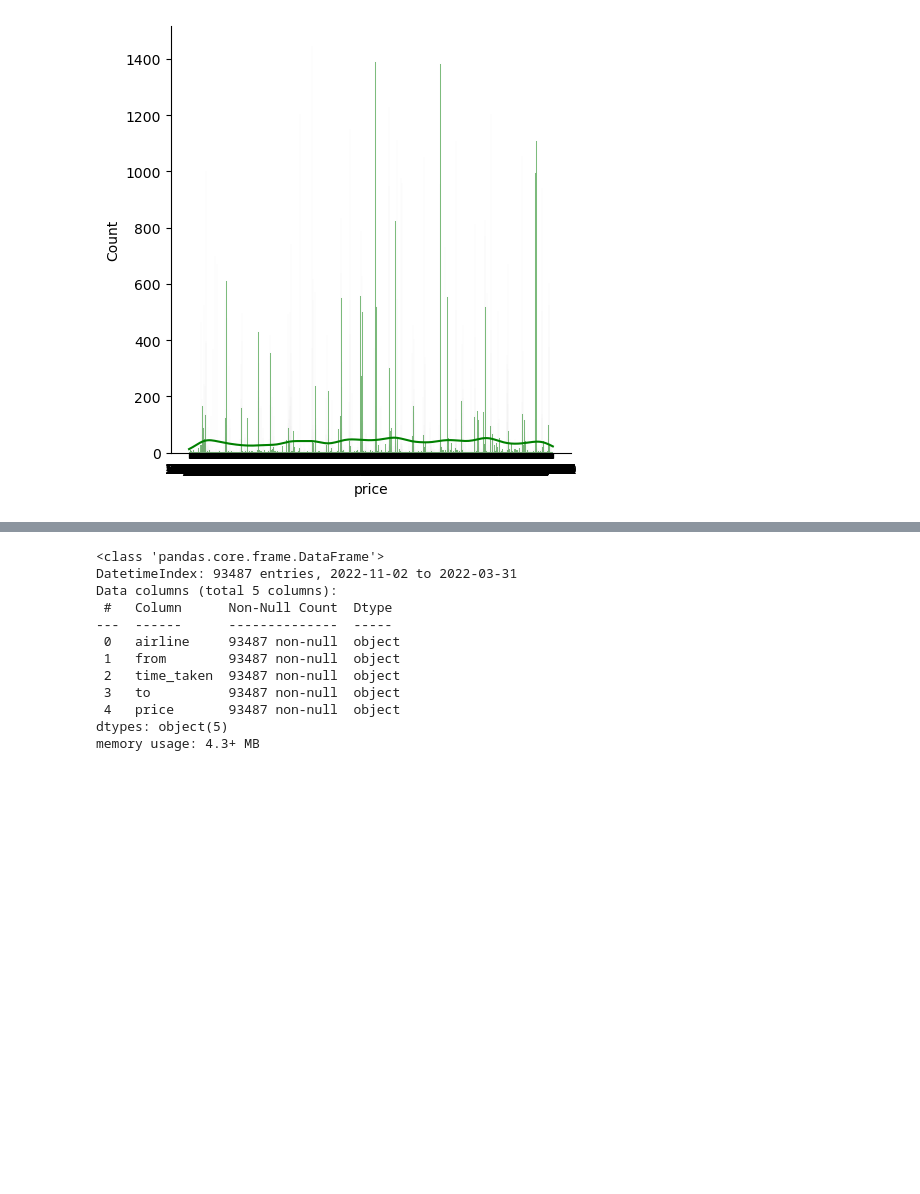
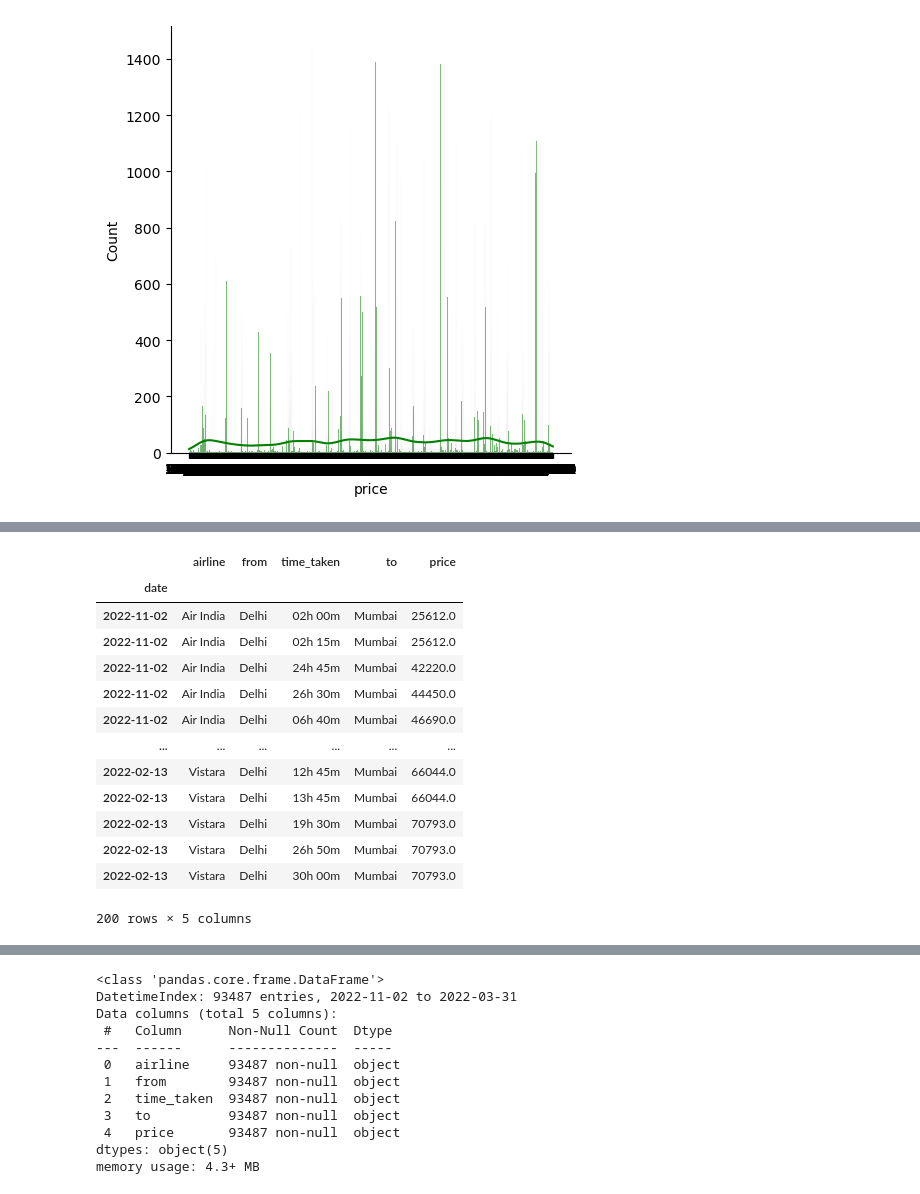
Before and after one commit to JulianaCBrum/MACHINE-LEARNING-, a Jupyter notebook: CA1_ML_Sem2.ipynb, the cells around one changed output, grey strips where cells are left out. Cells and saved outputs as stored; diff of their text form; code cells hidden in the pictures; blank space fills up the shorter version.

```diff
--- a/CA1_ML_Sem2.ipynb
+++ b/CA1_ML_Sem2.ipynb
@@ -202,0 +242,24 @@ df1.head()
+# %%
+# Convert the 'date' column to a datetime type
+df1['date'] = pd.to_datetime(df1['date'])
+
+# Set the 'date' column as the index
+df1.set_index('date', inplace=True)
+
+# Print the DataFrame to verify the changes
+df1.head(200)
+# %% [output]
+|  | airline | from | time_taken | to | price |
+| date |  |  |  |  |  |
+| 2022-11-02 | Air India | Delhi | 02h 00m | Mumbai | 25612.0 |
+| 2022-11-02 | Air India | Delhi | 02h 15m | Mumbai | 25612.0 |
+| 2022-11-02 | Air India | Delhi | 24h 45m | Mumbai | 42220.0 |
+| 2022-11-02 | Air India | Delhi | 26h 30m | Mumbai | 44450.0 |
+| 2022-11-02 | Air India | Delhi | 06h 40m | Mumbai | 46690.0 |
+| ... | ... | ... | ... | ... | ... |
+| 2022-02-13 | Vistara | Delhi | 12h 45m | Mumbai | 66044.0 |
+| 2022-02-13 | Vistara | Delhi | 13h 45m | Mumbai | 66044.0 |
+| 2022-02-13 | Vistara | Delhi | 19h 30m | Mumbai | 70793.0 |
+| 2022-02-13 | Vistara | Delhi | 26h 50m | Mumbai | 70793.0 |
+| 2022-02-13 | Vistara | Delhi | 30h 00m | Mumbai | 70793.0 |
+200 rows × 5 columns
```
Also changed, not shown: parts of 15 cells of this notebook.
